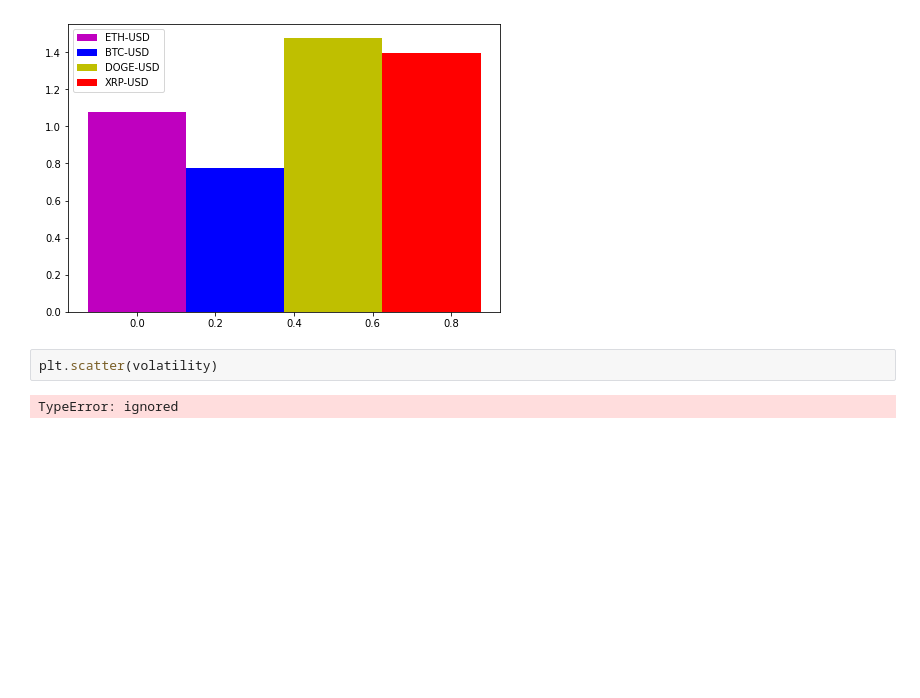
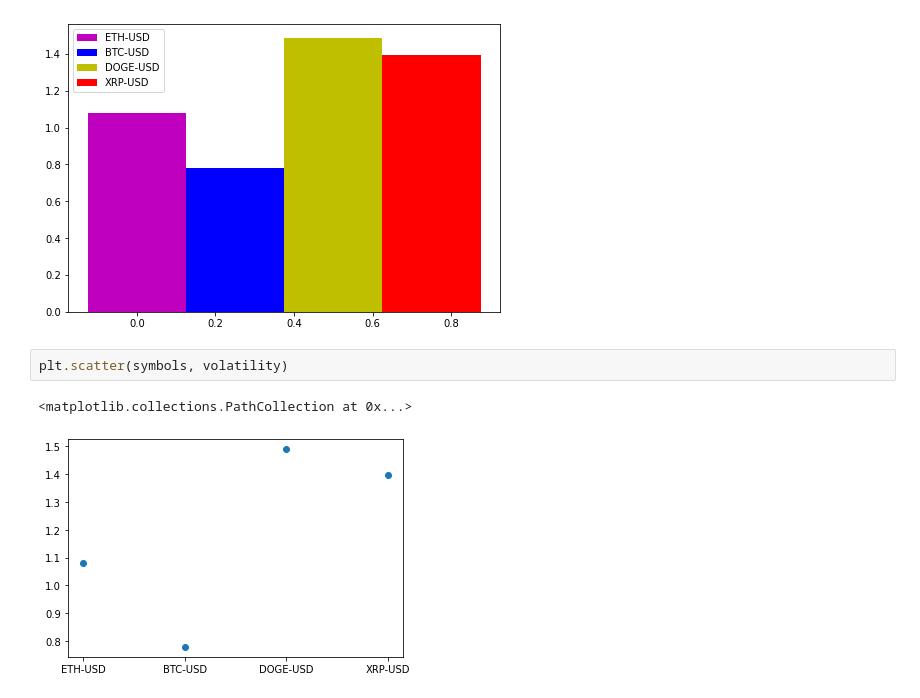
Before and after one commit to Sundeepan-Sen/rate-of-return-calculator, a Jupyter notebook: Calculating_the_Risk_of_a_Cryptocurrency.ipynb, the cells around one changed output. Cells and saved outputs as stored; diff of their text form; blank space fills up the shorter version.

```diff
--- a/Calculating_the_Risk_of_a_Cryptocurrency.ipynb
+++ b/Calculating_the_Risk_of_a_Cryptocurrency.ipynb
@@ -194,6 +194,7 @@ ax.legend(labels=symbols)
 <matplotlib.legend.Legend at 0x...>
 [figure]
 # %%
-plt.scatter(volatility)
+plt.scatter(symbols, volatility)
 # %% [output]
-TypeError: ignored
+<matplotlib.collections.PathCollection at 0x...>
+[figure, added]
```
Also changed, not shown: parts of 9 cells of this notebook.
